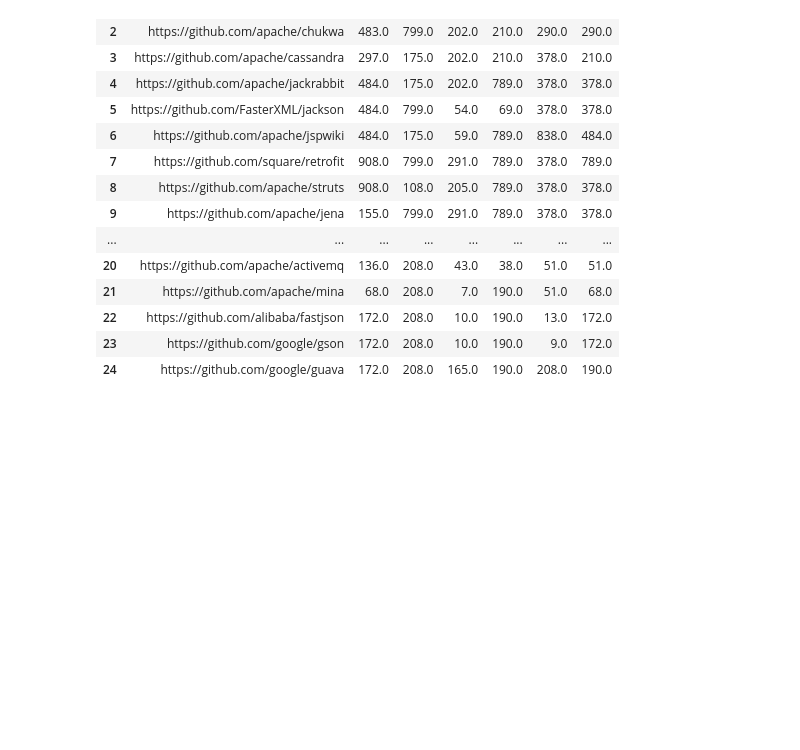
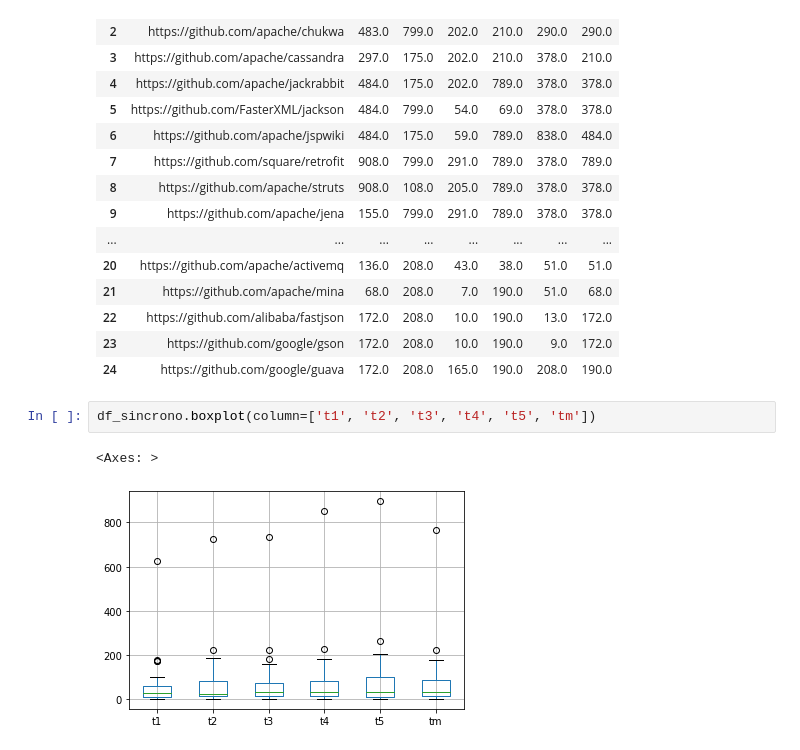
Before and after one commit to armandossrecife/teste, a Jupyter notebook: resultadotccgustavo.ipynb, the cells around one changed output. Drawn from its saved outputs; the diff is of its cells as text; blank space fills up the shorter version.

```diff
--- a/resultadotccgustavo.ipynb
+++ b/resultadotccgustavo.ipynb
@@ -134,3 +134,8 @@ df_assincrono
 | 22 | https://github.com/alibaba/fastjson | 172.0 | 208.0 | 10.0 | 190.0 | 13.0 | 172.0 |
 | 23 | https://github.com/google/gson | 172.0 | 208.0 | 10.0 | 190.0 | 9.0 | 172.0 |
 | 24 | https://github.com/google/guava | 172.0 | 208.0 | 165.0 | 190.0 | 208.0 | 190.0 |
+# %%
+df_sincrono.boxplot(column=['t1', 't2', 't3', 't4', 't5', 'tm'])
+# %% [output]
+<Axes: >
+[figure, added]
```
Also changed, not shown: parts of 1 cell of this notebook.
